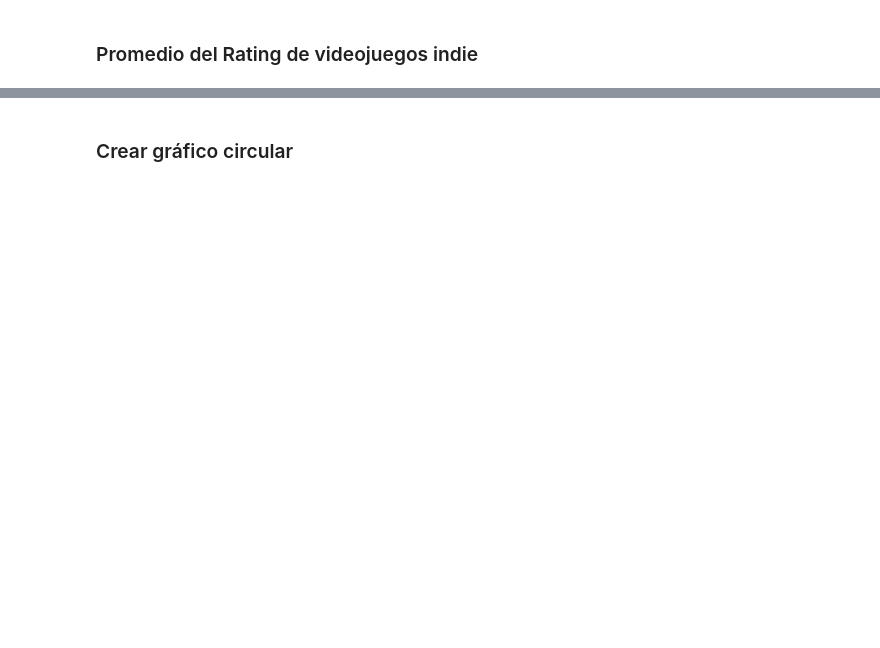
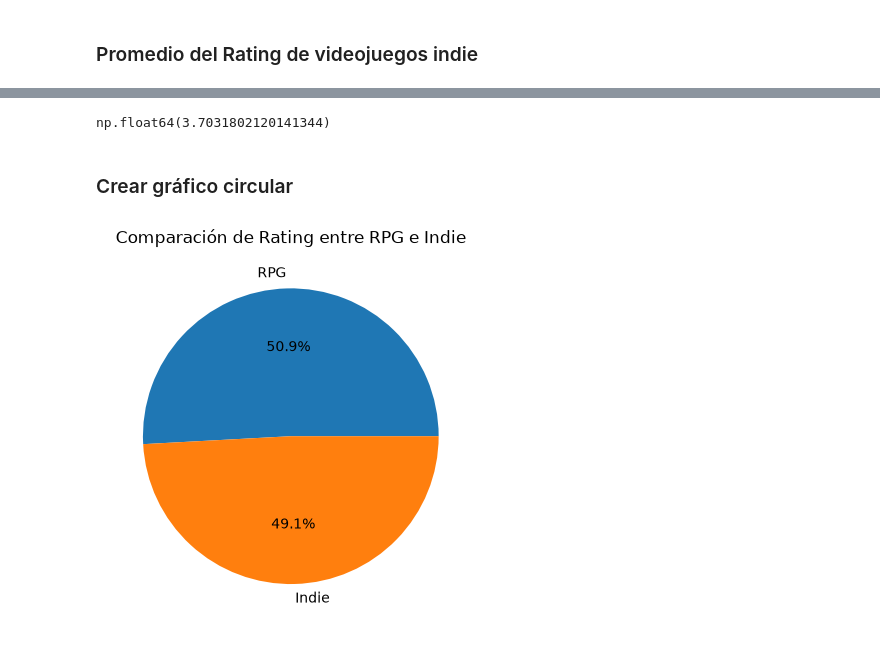
Before and after one commit to dianadusseaux/Python-2026, a Jupyter notebook: Jupiter/04-pandas.ipynb, the cells around one changed output, grey strips where cells are left out. Drawn from its saved outputs; the diff is of its cells as text; code cells hidden in the pictures; blank space fills up the shorter version.

```diff
--- a/Jupiter/04-pandas.ipynb
+++ b/Jupiter/04-pandas.ipynb
@@ -255,5 +265,6 @@ plt.show()
 # %% [markdown]
 ### Promedio del rating de videojuegos RPG
 # %%
-promedioRPG = datosRPG[["Rating"]] # promedio de videojuegos RPG
+promedioRPG = datosRPG["Rating"] # promedio de videojuegos RPG
 promRPG = promedioRPG.mean() # Función de promedio en numpy
+promRPG
@@ -265,13 +273,13 @@ dtype: float64
 # %% [markdown]
 ### Promedio del Rating de videojuegos indie
 # %%
-# función que filtra por genero indie
+# Función que filtra por genero indie
 def filtro_indie(genres):
-    return "indie" in genres
+    return 'Indie' in genres
 
 # Aplicar un filtro para consultar y llamar la función filtro_indie()
-datosindie =datos_sin_nulos[datos_sin_nulos["Genres"].apply(filtro_indie)] # creando un nuevo dataframe con los videojuegos indie
+datosIndie = datos_sin_nulos[datos_sin_nulos['Genres'].apply(filtro_indie)] # creando un nuevo dataframe con los videojuegos indie
 
-# Mostrar el dataset filtrado, incluyendo solo las columnas (Título y Rating)
-nombresindie = datosindie[["Title", "Rating"]]
-nombresindie.head(20) # Que se muestren los primeros 20 videojuegos indie
+# Mostrar el dataset filtrado, incluyendo solo las columnas (Titulo y Rating)
+nombresIndie = datosIndie[['Title', 'Rating']]
+nombresIndie.head(20) # que se muestren los primeros 20 videojuegos indie
@@ -278,6 +305,9 @@ nombresindie.head(20) # Que se muestren los primeros 20 videojuegos indie
 # %%
-promedioindie = datosindie[["Rating"]] # promedio de videojuegos indie
+promedioindie = nombresIndie["Rating"] # promedio de videojuegos indie
 promindie = promedioindie.mean() # Función de promedio en numpy
+promindie
+# %% [output]
+np.float64(3.7031802120141344)
 # %% [markdown]
 ### Crear gráfico circular
 # %%
@@ -285,4 +315,6 @@ dataset_promedios = pd.DataFrame({"Genero": ["RPG", "Indie"], "Promedio": [promR
 # %%
-plt.pie(dataset_promedios["Promedio"], labels=dataset_promedios["Genero"], autopct = '%1.1f%%')
-plt.title("Comparación de rating entre RPG e Indie")
+plt.pie(dataset_promedios['Promedio'], labels=dataset_promedios['Genero'], autopct='%1.1f%%')
+plt.title("Comparación de Rating entre RPG e Indie")
 plt.show()
+# %% [output]
+[figure, added]
```
Also changed, not shown: parts of 5 cells of this notebook.
